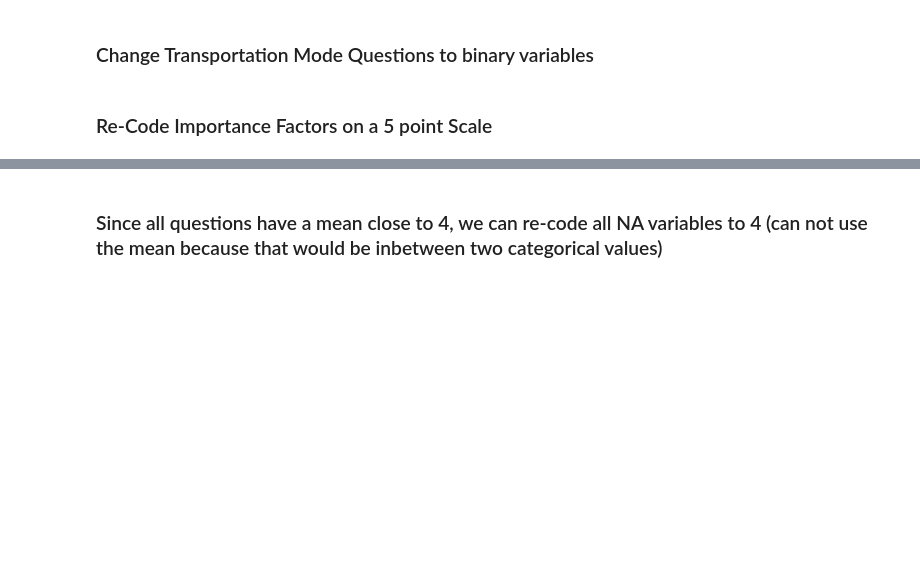
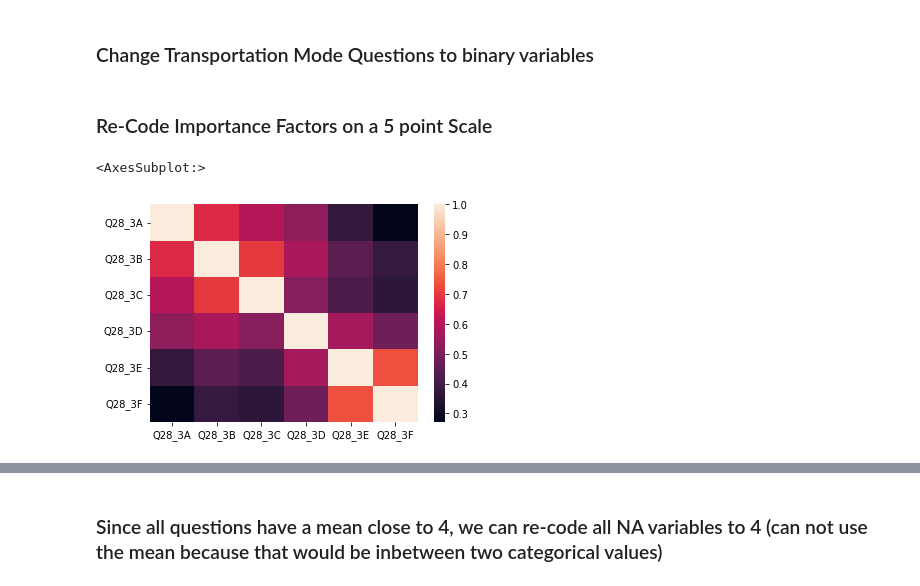
Before and after one commit to matthewasloan95/social-isolation-transportation, a Jupyter notebook: Cleaning-and-EDA.ipynb, the cells around one changed output, grey strips where cells are left out. Cells and saved outputs as stored; diff of their text form; code cells hidden in the pictures; blank space fills up the shorter version.

```diff
--- a/Cleaning-and-EDA.ipynb
+++ b/Cleaning-and-EDA.ipynb
@@ -345,0 +348,5 @@ df_clean['Q28_3F'].replace('DON’T KNOW',np.NaN,inplace=True)
+# %%
+sns.heatmap(df_clean[['Q28_3A','Q28_3B','Q28_3C','Q28_3D','Q28_3E','Q28_3F']].corr())
+# %% [output]
+<AxesSubplot:>
+[figure, added]
```
Also changed, not shown: parts of 7 cells of this notebook.
